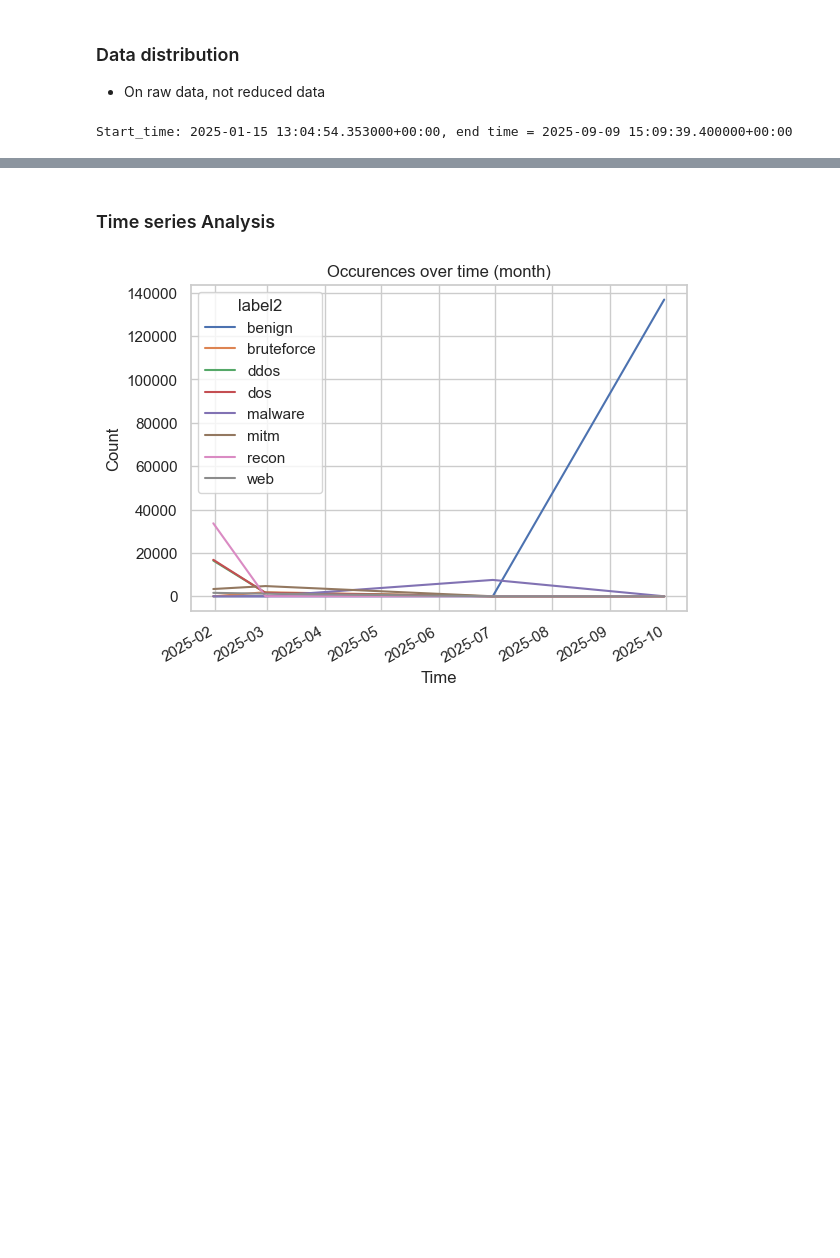
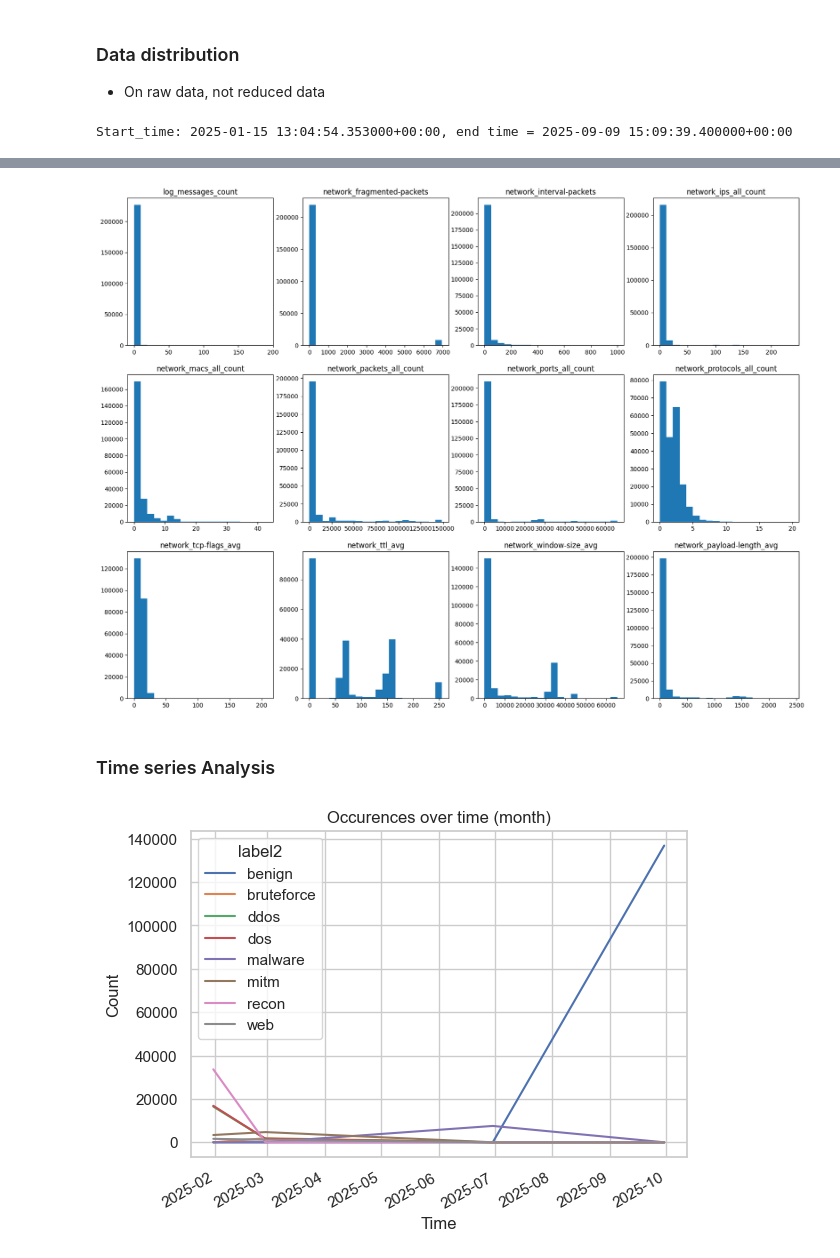
Before and after one commit to kellyw03/ee467-final, a Jupyter notebook: EDA.ipynb, the cells around one changed output, grey strips where cells are left out. Cells and saved outputs as stored; diff of their text form; code cells hidden in the pictures; blank space fills up the shorter version.

```diff
--- a/EDA.ipynb
+++ b/EDA.ipynb
@@ -228,3 +311,18 @@ plt.show()
+# %%
+comb_df.columns
+dist_cols = ['log_messages_count', 'network_fragmented-packets', 'network_interval-packets', 'network_ips_all_count',
+             'network_macs_all_count', 'network_packets_all_count', 'network_ports_all_count', 'network_protocols_all_count',
+             'network_tcp-flags_avg', 'network_ttl_avg', 'network_window-size_avg', 'network_payload-length_avg']
+
+fig, axs = plt.subplots(3, 4, figsize = (20,15))
+axs = axs.flatten()
+for i, col in enumerate(dist_cols):
+    axs[i].hist(comb_df[col], bins = 20)
+    axs[i].set_title(col)
+
+plt.show()
+# %% [output]
+[figure, added]
 # %% [markdown]
 ### Time series Analysis
 # %%
```
Also changed, not shown: parts of 6 cells of this notebook, 6 other files.
